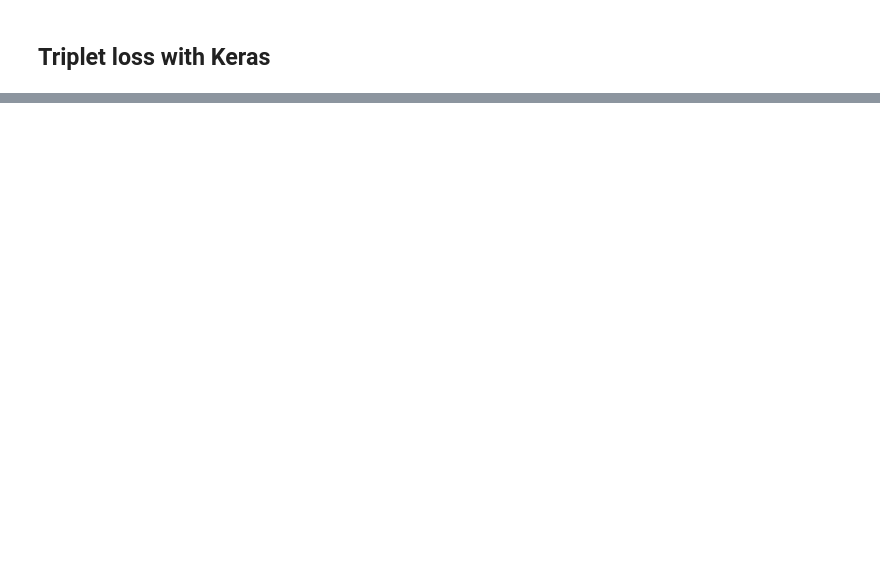
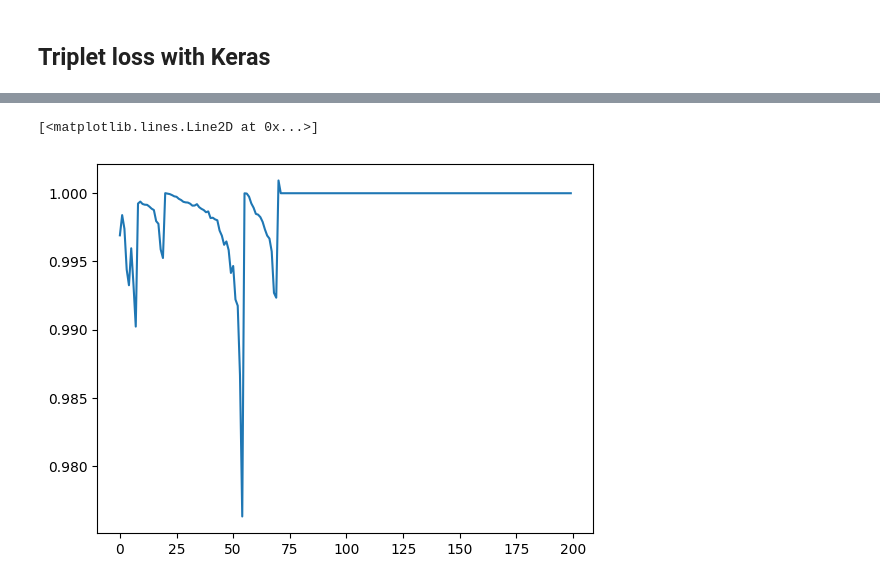
Before and after one commit to ukunliu/WSN_simulation, a Jupyter notebook: Polished_code/metric_learning_data/optimization.ipynb, the cells around one changed output, grey strips where cells are left out. Cells and saved outputs as stored; diff of their text form; code cells hidden in the pictures; blank space fills up the shorter version.

```diff
--- a/Polished_code/metric_learning_data/optimization.ipynb
+++ b/Polished_code/metric_learning_data/optimization.ipynb
@@ -388,0 +357,5 @@ TypeError: in user code:
+# %%
+plt.plot(history.history['loss'])
+# %% [output]
+[<matplotlib.lines.Line2D at 0x...>]
+[figure, added]
```
Also changed, not shown: parts of 29 cells of this notebook, 4 other files.
